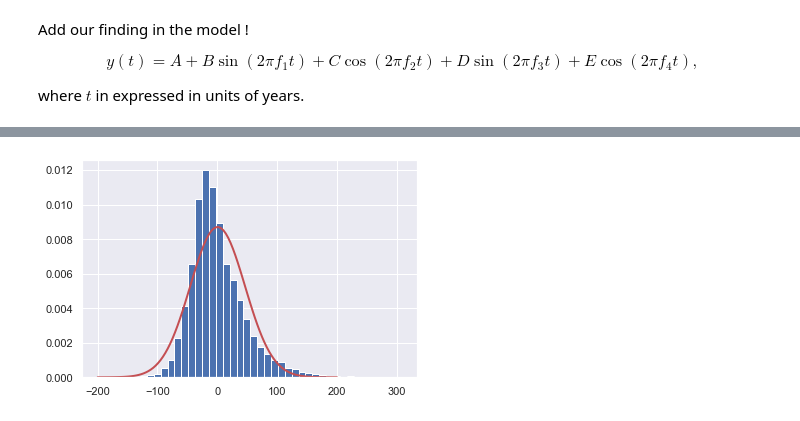
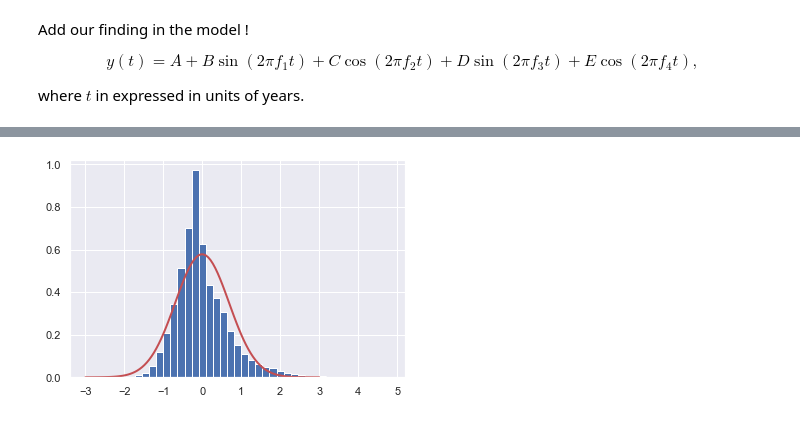
Before and after one commit to EarnRW/Time-Series-Forecasting-Household-Electric-Power-Consumption, a Jupyter notebook: notebook/forecasting.ipynb, the cells around one changed output, grey strips where cells are left out. Drawn from its saved outputs; the diff is of its cells as text; code cells hidden in the pictures.

```diff
--- a/notebook/forecasting.ipynb
+++ b/notebook/forecasting.ipynb
@@ -96,6 +102,7 @@ from datetime import datetime as dt
 import time
 
 def toYearFraction(date):
+    """convert date into decimal time"""
     def sinceEpoch(date): # returns seconds since epoch
         return time.mktime(date.timetuple())
     s = sinceEpoch
@@ -376,14 +374,19 @@ feature_union = FeatureUnion([
 
 # construct and train pipeline
 lr = LinearRegression()
+model = xgb.XGBRFRegressor()
+
 baseline = Pipeline([
     ('feature_union', feature_union),
-    ('regressor', lr)
+    ('regressor', model)
 ])
 
 baseline.fit(df_train, y_train)
 # make predictions
 y_pred = baseline.predict(data)
 resd = power - y_pred
+
+y_pred_test = baseline.predict(df_test)
 print("Test set R^2: {:g}".format(baseline.score(df_test, y_test)))
+print("Test set mean rmse: {:g}".format((np.sqrt(mean_squared_error(y_pred_test, y_test)) / y_test.mean())))
 # %% [output]
@@ -495,7 +504,6 @@ class ResidualFeatures(BaseEstimator, TransformerMixin):
     def transform(self, X):
         df = pd.DataFrame()
         df['residual'] = pd.Series(X, index=X.index)
-        df['prior'] = df['residual'].shift(1)
         df['mean'] = df['residual'].rolling(window=self.window).mean()
         df['std'] = df['residual'].rolling(window=self.window).std()
         df['max'] = df['residual'].rolling(window=self.window).max()
@@ -504,13 +512,38 @@ class ResidualFeatures(BaseEstimator, TransformerMixin):
         df = df.fillna(method='bfill')
 
         return df
+
+class LagsFeatures(BaseEstimator, TransformerMixin):
+    def __init__(self, lags=2):
+        """Generate features based on past noise/residuals."""
+        self.lags = lags
+
+    def fit(self, X, y=None):
+        return self
+
+    def transform(self, X):
+        df = pd.DataFrame()
+        df['residual'] = pd.Series(X, index=X.index)
+        for i in range(self.lags):
+            step = i + 1
+            df[f"lag_{step}"] = df['residual'].shift(step)
+        return df.drop("residual", axis=1).fillna(method='bfill')
 # %%
 from sklearn.metrics import r2_score, mean_squared_error
 
 # create and train residual model
 resd_train = y_train - baseline.predict(df_train)
-residual_feats = ResidualFeatures(window=20)
-residual_model = Pipeline([('residual_features', residual_feats), ('regressor', LinearRegression())])
+stat_residual_feats = ResidualFeatures(window=20)
+lags_feats = LagsFeatures(lags=3)
+
+residual_feats = FeatureUnion([
+    ("stat_residual_feats",stat_residual_feats),
+    ("lags_feats",lags_feats)
+])
+
+model = xgb.XGBRFRegressor()
+
+residual_model = Pipeline([('residual_features', residual_feats), ('regressor', model)])
 residual_model.fit(resd_train.iloc[:-24], resd_train.shift(-24).dropna())
 
 # evaluate model
@@ -519,4 +552,5 @@ resd_pred = pd.Series(resd_pred, index=data.index)
 resd_pred = resd_pred.shift(10).dropna() # shift predicted values to matching time step
 resd_pred_test = resd_pred.loc["2010":] # evaluate only on 2010 values
 print("Residual test set R^2: {:g}".format(r2_score(resd.loc["2010":], resd_pred_test)))
+print("Test set mean rmse: {:g}".format((np.sqrt(mean_squared_error(resd_pred_test, resd.loc["2010":])))))
 # %% [output]
@@ -588,13 +647,11 @@ resd.resample("D").mean().plot()
 # %%
-from scipy.stats import norm
-
 mu = resd.mean()
 sigma = resd.std(ddof=1)
 dist = norm(mu, sigma)
-x = np.linspace(-200, 200, 100)
+x = np.linspace(-3, 3, 100)
 f = dist.pdf(x)
 
 resd.hist(bins=40, density=True)
 plt.plot(x, f, '-r', linewidth=2);
 # %% [output]
-[figure, old version]
+[figure, new version]
```
Also changed, not shown: parts of 55 cells of this notebook.
